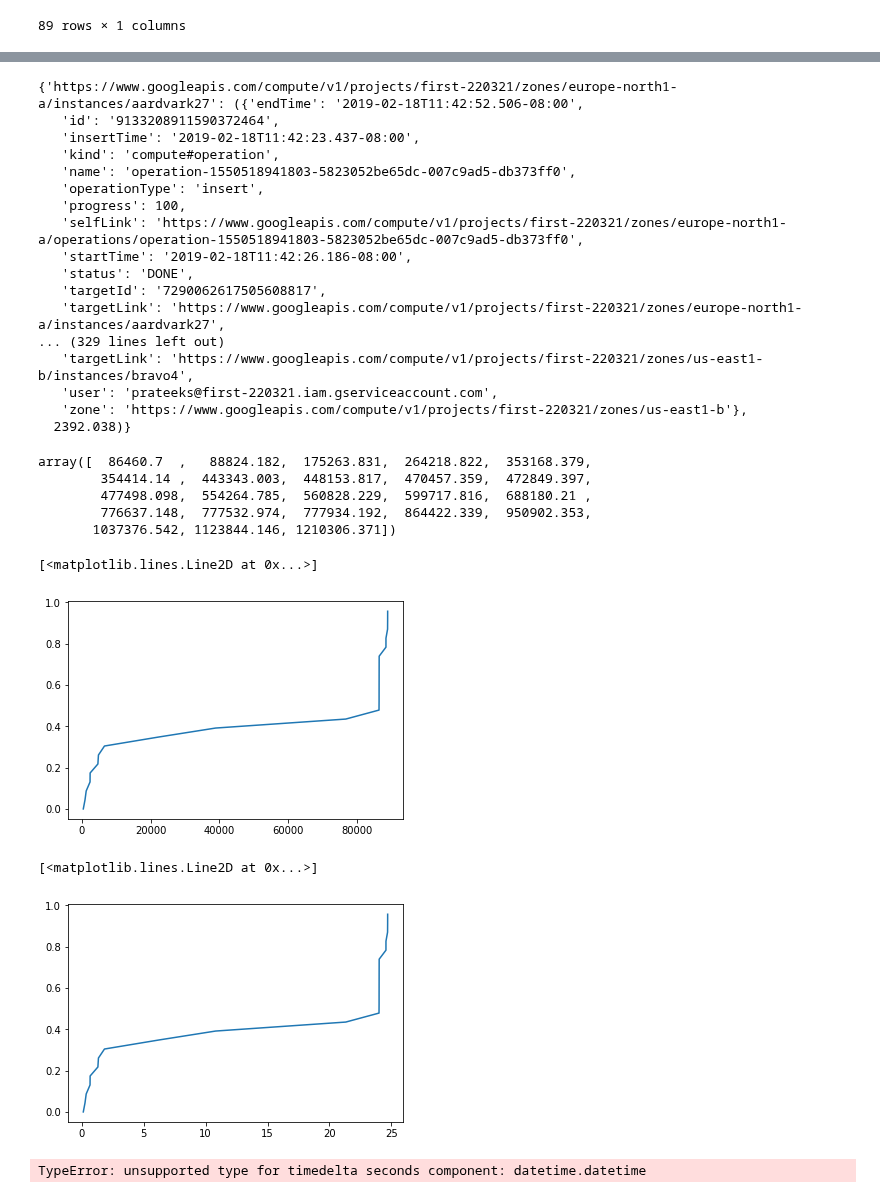
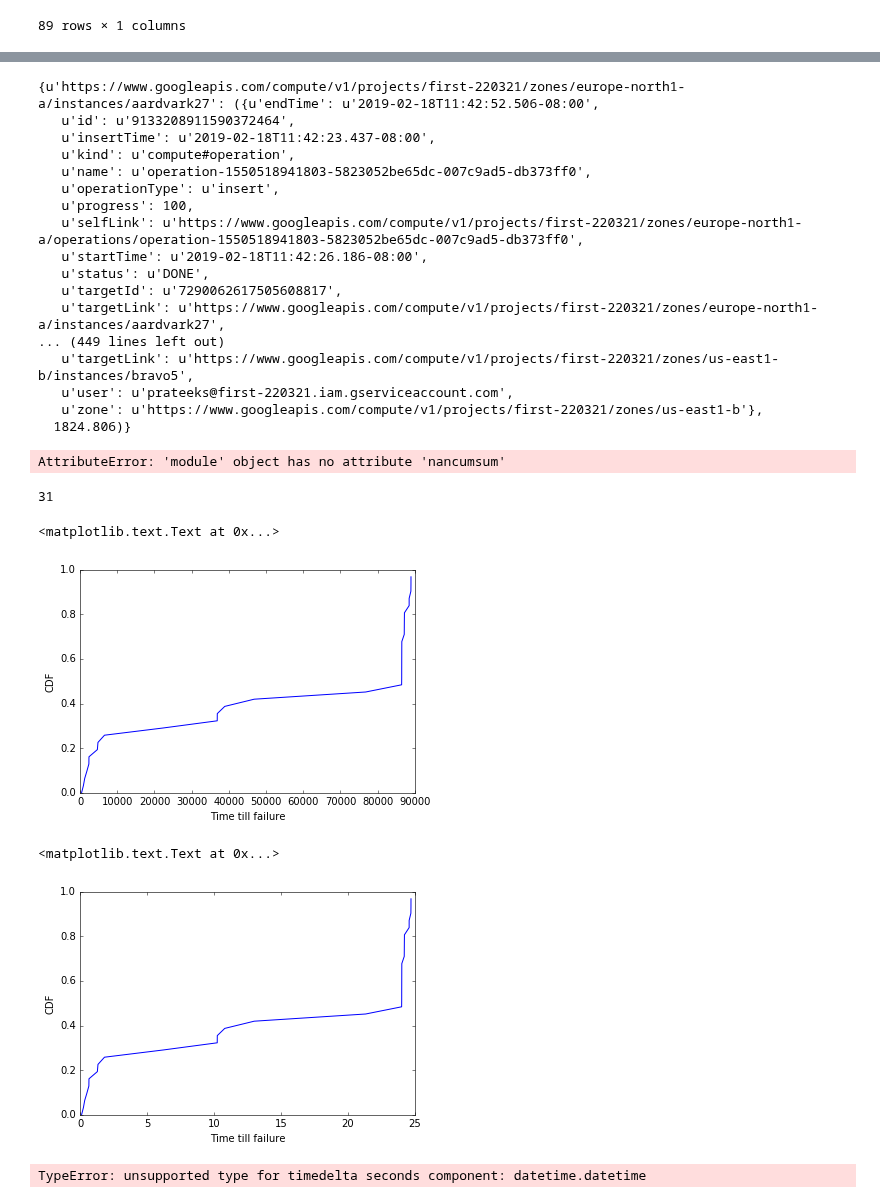
Before and after one commit to prateek-s/scispot, a Jupyter notebook: data/MTTF.ipynb, the cells around one changed output, grey strips where cells are left out. Saved outputs shown, nothing was run; the diff lists cells and outputs as text; code cells hidden in the pictures.

Commit message:
some more text and code

```diff
--- a/data/MTTF.ipynb
+++ b/data/MTTF.ipynb
@@ -30,4 +32,4 @@ import json
 # %%
-fc=open("f20.json")
+fc=open("f21.json")
 # %%
 jdata = json.load(fc)
@@ -99,22 +81,22 @@ deleting
 # %%
 out
 # %% [output]
-{'https://www.googleapis.com/compute/v1/projects/first-220321/zones/europe-north1-a/instances/aardvark27': ({'endTime': '2019-02-18T11:42:52.506-08:00',
-   'id': '9133208911590372464',
-   'insertTime': '2019-02-18T11:42:23.437-08:00',
-   'kind': 'compute#operation',
-   'name': 'operation-1550518941803-5823052be65dc-007c9ad5-db373ff0',
-   'operationType': 'insert',
-   'progress': 100,
-   'selfLink': 'https://www.googleapis.com/compute/v1/projects/first-220321/zones/europe-north1-a/operations/operation-1550518941803-5823052be65dc-007c9ad5-db373ff0',
-   'startTime': '2019-02-18T11:42:26.186-08:00',
-   'status': 'DONE',
-   'targetId': '7290062617505608817',
-   'targetLink': 'https://www.googleapis.com/compute/v1/projects/first-220321/zones/europe-north1-a/instances/aardvark27',
-... (329 lines left out)
-   'targetLink': 'https://www.googleapis.com/compute/v1/projects/first-220321/zones/us-east1-b/instances/bravo4',
-   'user': 'prateeks@first-220321.iam.gserviceaccount.com',
-   'zone': 'https://www.googleapis.com/compute/v1/projects/first-220321/zones/us-east1-b'},
-  2392.038)}
+{u'https://www.googleapis.com/compute/v1/projects/first-220321/zones/europe-north1-a/instances/aardvark27': ({u'endTime': u'2019-02-18T11:42:52.506-08:00',
+   u'id': u'9133208911590372464',
+   u'insertTime': u'2019-02-18T11:42:23.437-08:00',
+   u'kind': u'compute#operation',
+   u'name': u'operation-1550518941803-5823052be65dc-007c9ad5-db373ff0',
+   u'operationType': u'insert',
+   u'progress': 100,
+   u'selfLink': u'https://www.googleapis.com/compute/v1/projects/first-220321/zones/europe-north1-a/operations/operation-1550518941803-5823052be65dc-007c9ad5-db373ff0',
+   u'startTime': u'2019-02-18T11:42:26.186-08:00',
+   u'status': u'DONE',
+   u'targetId': u'7290062617505608817',
+   u'targetLink': u'https://www.googleapis.com/compute/v1/projects/first-220321/zones/europe-north1-a/instances/aardvark27',
+... (449 lines left out)
+   u'targetLink': u'https://www.googleapis.com/compute/v1/projects/first-220321/zones/us-east1-b/instances/bravo5',
+   u'user': u'prateeks@first-220321.iam.gserviceaccount.com',
+   u'zone': u'https://www.googleapis.com/compute/v1/projects/first-220321/zones/us-east1-b'},
+  1824.806)}
 # %%
 s=list(zip(*(out.values())))[1]
@@ -123,22 +103,26 @@ import matplotlib.pyplot as plt
 # %%
 np.nancumsum(s)
 # %% [output]
-array([  86460.7  ,   88824.182,  175263.831,  264218.822,  353168.379,
-        354414.14 ,  443343.003,  448153.817,  470457.359,  472849.397,
-        477498.098,  554264.785,  560828.229,  599717.816,  688180.21 ,
-        776637.148,  777532.974,  777934.192,  864422.339,  950902.353,
-       1037376.542, 1123844.146, 1210306.371])
+AttributeError: 'module' object has no attribute 'nancumsum'
+# %%
+len(s)
+# %% [output]
+31
 # %%
 plt.plot(np.sort(s), np.linspace(0,1,len(s), endpoint=False))
+plt.xlabel("Time till failure")
+plt.ylabel("CDF")
 # %% [output]
-[<matplotlib.lines.Line2D at 0x...>]
+<matplotlib.text.Text at 0x...>
-[figure, old version]
+[figure, new version]
 # %%
 h=np.array(s)/3600.0
 plt.plot(np.sort(h), np.linspace(0,1,len(h), endpoint=False))
+plt.xlabel("Time till failure")
+plt.ylabel("CDF")
 # %% [output]
-[<matplotlib.lines.Line2D at 0x...>]
+<matplotlib.text.Text at 0x...>
-[figure, old version]
+[figure, new version]
 # %%
 dt=dateutil.parser.parse(string_time)
 # %%
```
Also changed, not shown: parts of 10 cells of this notebook, 15 other files.
